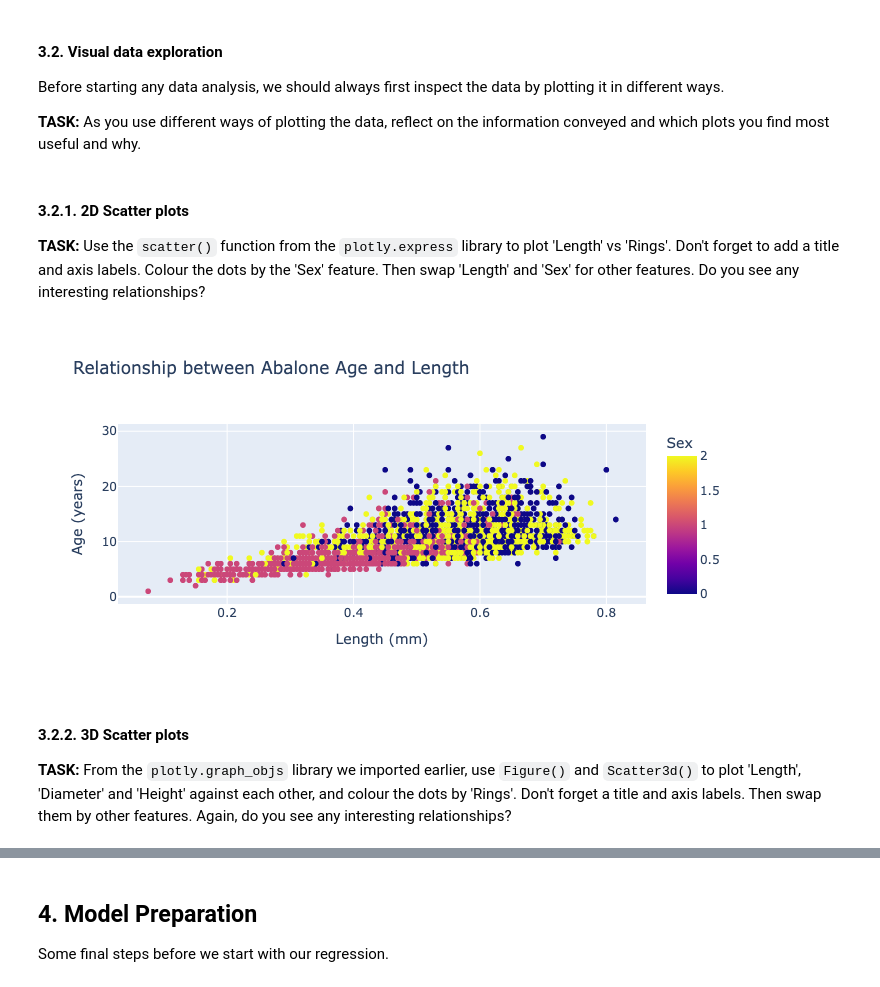
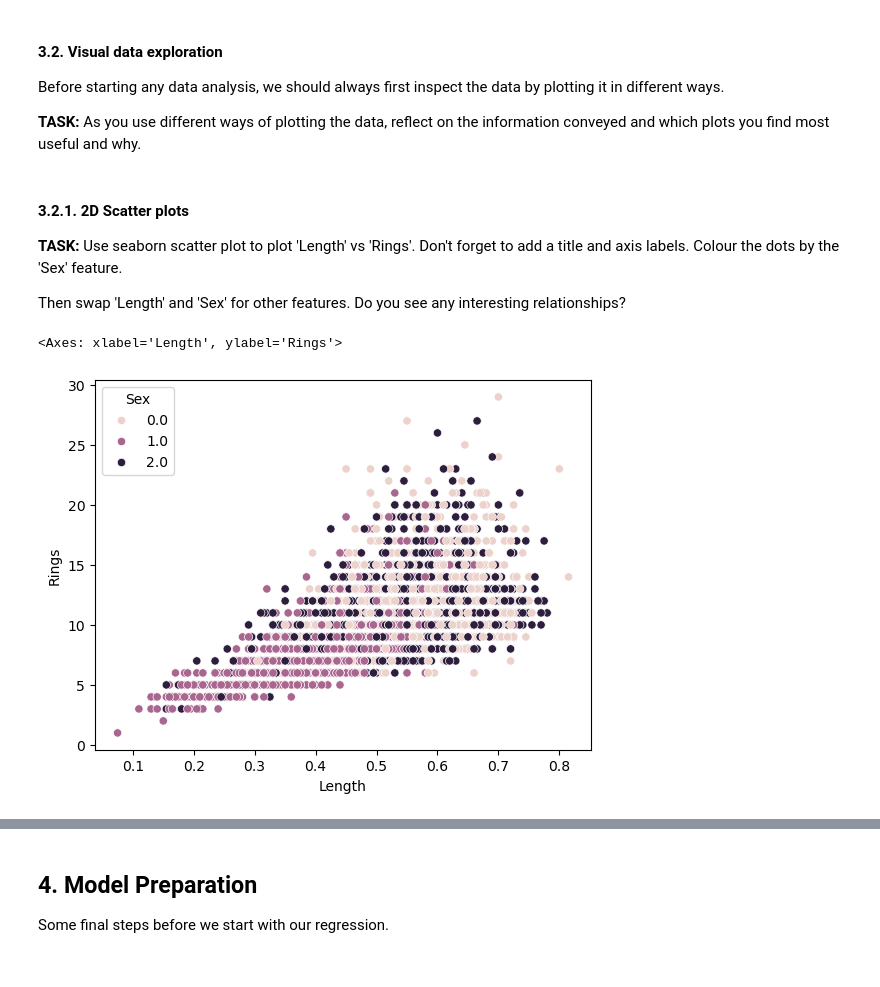
Before and after one commit to edinburgh-bto/2025-DExB2, a Jupyter notebook: Week_06/class-12-notebook-multiple-regression-answers.ipynb, the cells around one changed output, grey strips where cells are left out. Saved outputs shown, nothing was run; the diff lists cells and outputs as text; code cells hidden in the pictures.

````diff
--- a/Week_06/class-12-notebook-multiple-regression-answers.ipynb
+++ b/Week_06/class-12-notebook-multiple-regression-answers.ipynb
@@ -206,17 +231,11 @@ Before starting any data analysis, we should always first inspect the data by pl
 # %% [markdown]
 #### 3.2.1. 2D Scatter plots
 
-**TASK:** Use the ```scatter()``` function from the ```plotly.express``` library to plot 'Length' vs 'Rings'. Don't forget to add a title and axis labels. Colour the dots by the 'Sex' feature. Then swap 'Length' and 'Sex' for other features. Do you see any interesting relationships?
+**TASK:** Use seaborn scatter plot to plot 'Length' vs 'Rings'. Don't forget to add a title and axis labels. Colour the dots by the 'Sex' feature.
+
+Then swap 'Length' and 'Sex' for other features. Do you see any interesting relationships?
 # %%
-fig = px.scatter(df, x='Length', y='Rings',
-                 color='Sex',
-                 title='Relationship between Abalone Age and Length',
-                 labels={'Length': 'Length (mm)', 'Rings': 'Age (years)'})
-
-fig.show()
+sns.scatterplot(data = df, x = "Length", y = "Rings", hue = "Sex")
 # %% [output]
+<Axes: xlabel='Length', ylabel='Rings'>
-[figure, old version]
+[figure, new version]
-# %% [markdown]
-#### 3.2.2. 3D Scatter plots
-
-**TASK:** From the ```plotly.graph_objs``` library we imported earlier, use ```Figure()``` and ```Scatter3d()``` to plot 'Length', 'Diameter' and 'Height' against each other, and colour the dots by 'Rings'. Don't forget a title and axis labels. Then swap them by other features. Again, do you see any interesting relationships?
````
Also changed, not shown: parts of 57 cells of this notebook, 2 other files.
